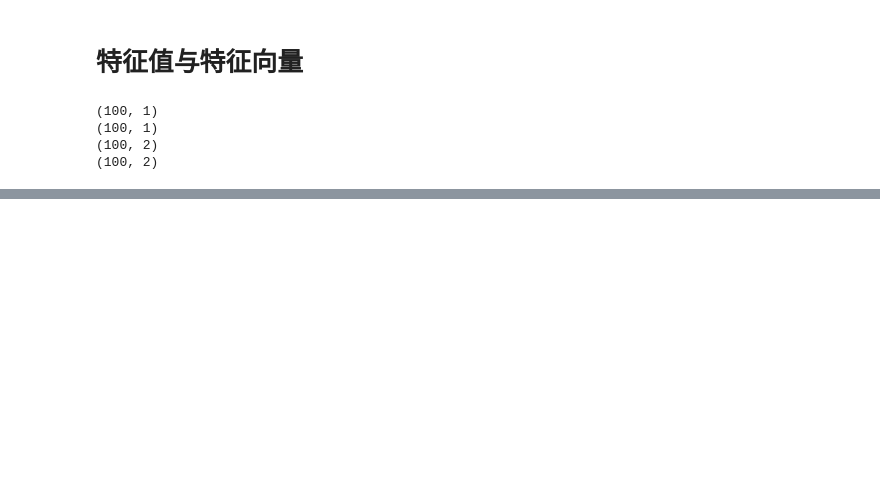
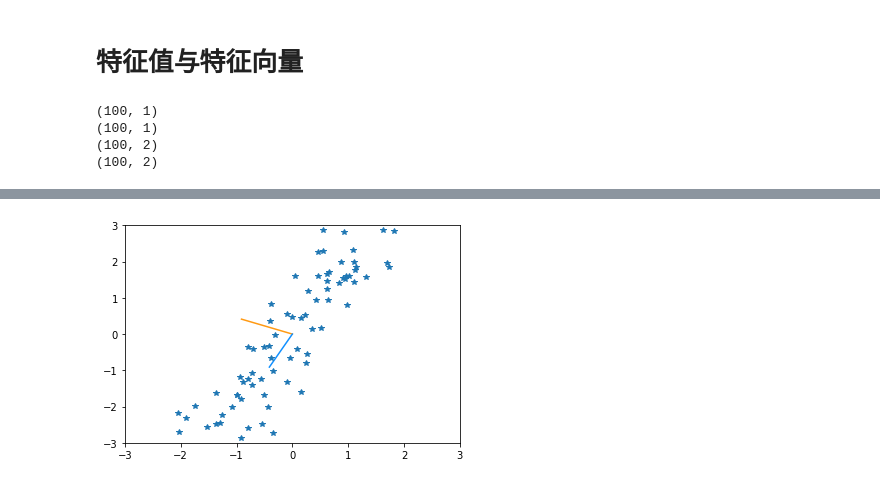
Before and after one commit to GengYiran/Deep-Python, a Jupyter notebook: Notes-and-Excercise/6numpy基础.ipynb, the cells around one changed output, grey strips where cells are left out. Cells and saved outputs as stored; diff of their text form; code cells hidden in the pictures; blank space fills up the shorter version.

```diff
--- a/Notes-and-Excercise/6numpy基础.ipynb
+++ b/Notes-and-Excercise/6numpy基础.ipynb
@@ -393,0 +532,12 @@ plt.show()
+# %%
+eigVal, eigVec = np.linalg.eig(X_centered.T.dot(X_centered))
+orange = '#FF9A13'
+blue = '#1190FF'
+plt.plot([0, eigVec[0][0]], [0, eigVec[1][0]], orange)
+plt.plot([0, eigVec[0][1]], [0, eigVec[1][1]], blue)
+plt.plot(X_centered[:, 0], X_centered[:, 1], '*')
+plt.xlim(-3, 3)
+plt.ylim(-3, 3)
+plt.show()
+# %% [output]
+[figure, added]
```
Also changed, not shown: parts of 20 cells of this notebook, 7 other files.
